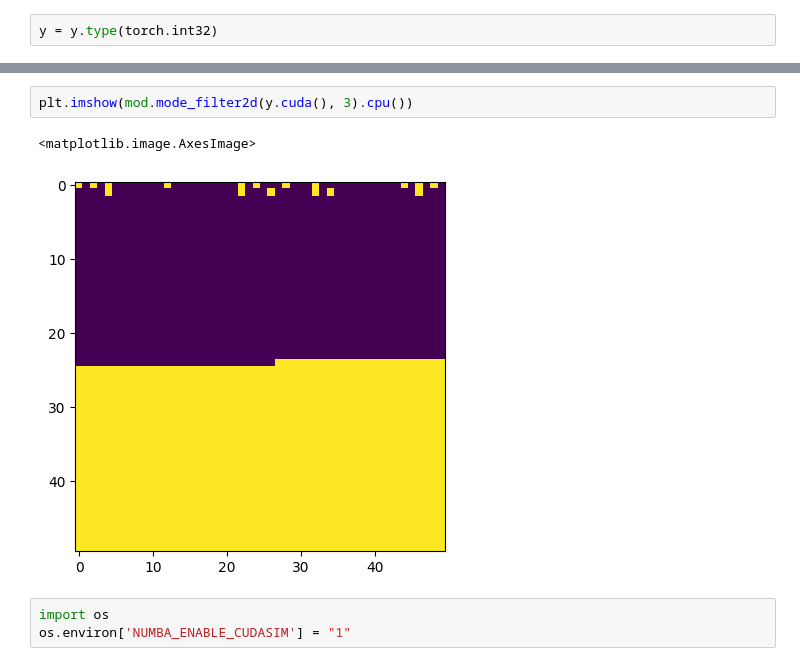
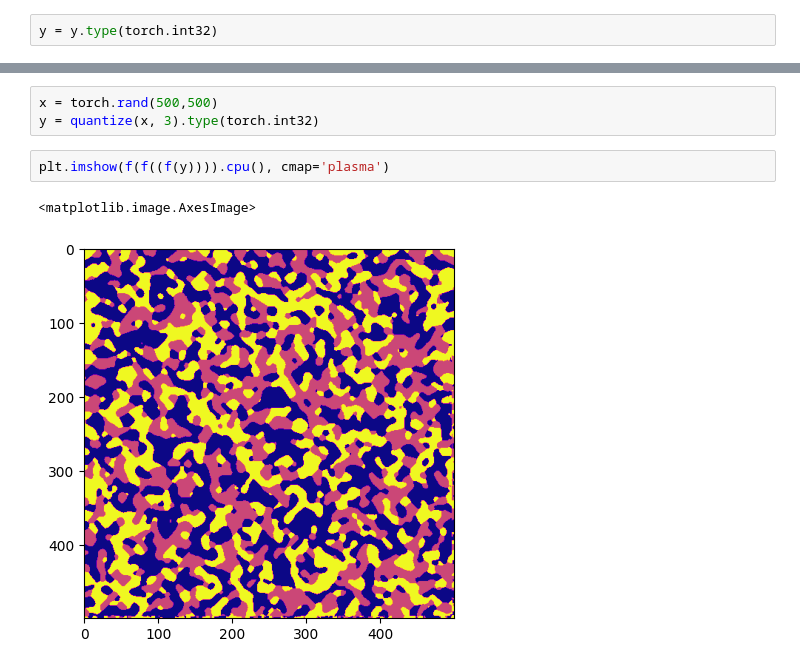
Before and after one commit to ssslakter/py-playground, a Jupyter notebook: random_pixels/random_pixels.ipynb, the cells around one changed output, grey strips where cells are left out. Saved outputs shown, nothing was run; the diff lists cells and outputs as text.

```diff
--- a/random_pixels/random_pixels.ipynb
+++ b/random_pixels/random_pixels.ipynb
@@ -78,8 +83,8 @@ tensor([[1, 0, 1,  ..., 0, 1, 0],
+# %%
+x = torch.rand(500,500)
+y = quantize(x, 3).type(torch.int32)
 # %%
-plt.imshow(mod.mode_filter2d(y.cuda(), 3).cpu())
+plt.imshow(f(f((f(y)))).cpu(), cmap='plasma')
 # %% [output]
 <matplotlib.image.AxesImage>
-[figure, old version]
+[figure, new version]
-# %%
-import os
-os.environ['NUMBA_ENABLE_CUDASIM'] = "1"
```
Also changed, not shown: parts of 10 cells of this notebook, 1 other file.
